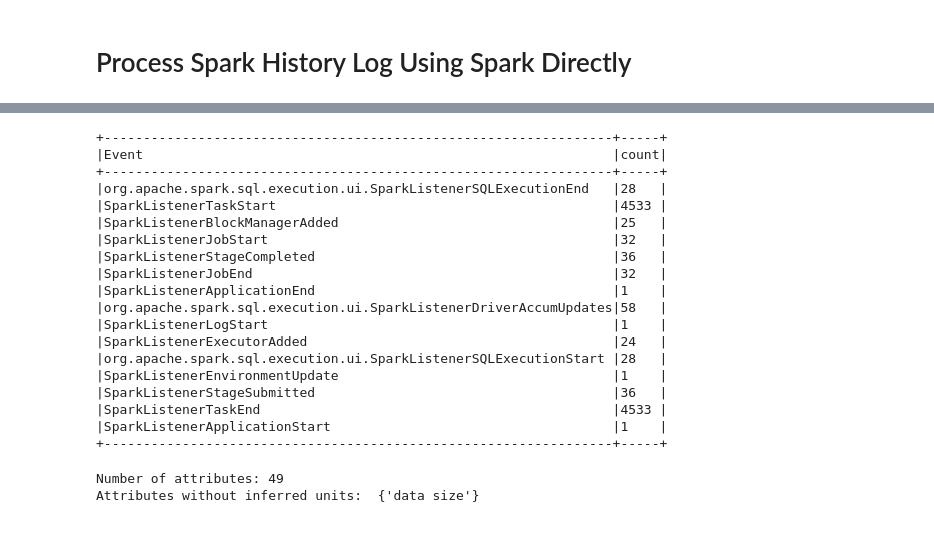
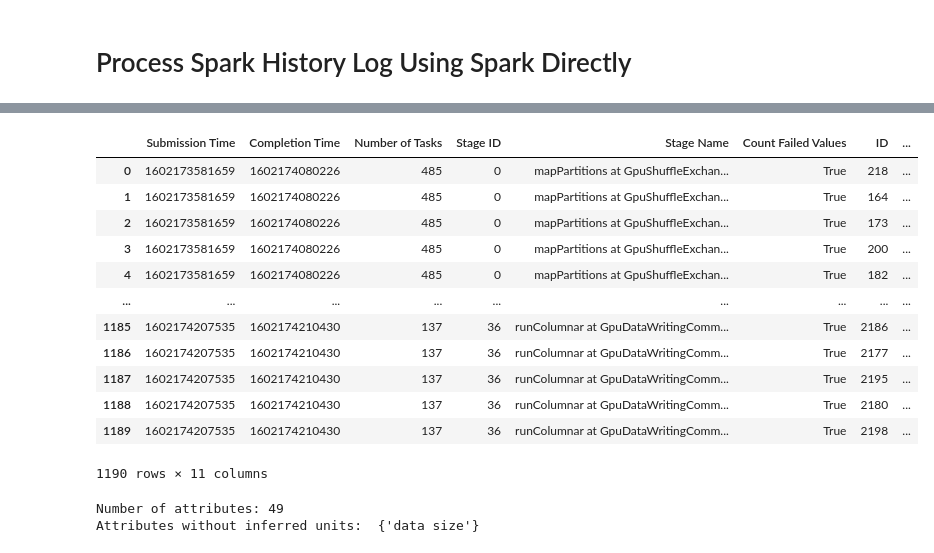
Before and after one commit to btong04/spark-event-vis, a Jupyter notebook: history_log_processing.ipynb, the cells around one changed output, grey strips where cells are left out. Cells and saved outputs as stored; diff of their text form; code cells hidden in the pictures.

```diff
--- a/history_log_processing.ipynb
+++ b/history_log_processing.ipynb
@@ -15,41 +15,3 @@ hv.extension('bokeh')
 [interactive output not drawn]
 [interactive output not drawn]
 [interactive output not drawn]
-# %%
-# metrics_filename = "criteo-logs/app-20201008161252-0083"
-metrics_filename = r"./criteo-logs/app-20201008165248-0084"
-
-df = spark.read.json(metrics_filename)
-# %%
-# Look at types of events:
-df.select("Event").groupBy("Event").count().show(20,False)
-# %% [output]
-+-----------------------------------------------------------------+-----+
-|Event                                                            |count|
-+-----------------------------------------------------------------+-----+
-|org.apache.spark.sql.execution.ui.SparkListenerSQLExecutionEnd   |28   |
-|SparkListenerTaskStart                                           |4533 |
-|SparkListenerBlockManagerAdded                                   |25   |
-|SparkListenerJobStart                                            |32   |
-|SparkListenerStageCompleted                                      |36   |
-|SparkListenerJobEnd                                              |32   |
-|SparkListenerApplicationEnd                                      |1    |
-|org.apache.spark.sql.execution.ui.SparkListenerDriverAccumUpdates|58   |
-|SparkListenerLogStart                                            |1    |
-|SparkListenerExecutorAdded                                       |24   |
-|org.apache.spark.sql.execution.ui.SparkListenerSQLExecutionStart |28   |
-|SparkListenerEnvironmentUpdate                                   |1    |
-|SparkListenerStageSubmitted                                      |36   |
-|SparkListenerTaskEnd                                             |4533 |
-|SparkListenerApplicationStart                                    |1    |
-+-----------------------------------------------------------------+-----+
-# %%
-# Description of taskMetrics can be found here:
-# https://spark.apache.org/docs/latest/monitoring.html#executor-task-metrics
-# https://github.com/LucaCanali/Miscellaneous/blob/master/Spark_Notes/Spark_TaskMetrics.md
-
-df2 = df.filter("Event='SparkListenerStageCompleted'").select("`Stage Info`.*")
-df2.createOrReplaceTempView("t2")
-
-df4 = spark.sql("select 'Submission Time','Completion Time', 'Number of Tasks', 'Stage ID', t3.col.* from t2 lateral view explode(Accumulables) t3")
-df4.createOrReplaceTempView("t4")
@@ -60,2 +81,21 @@ summary_report = summary_report.set_index('Name').T
+# %%
+ww = etl_stage_metrics(r'criteo-logs/app-20201008161252-0083', 'test')
+ww['t4']
+
+# Investigate task duration by host:
+# %% [output]
+|  | Submission Time | Completion Time | Number of Tasks | Stage ID | Stage Name | Count Failed Values | ID | ... |
+| 0 | 1602173581659 | 1602174080226 | 485 | 0 | mapPartitions at GpuShuffleExchan... | True | 218 | ... |
+| 1 | 1602173581659 | 1602174080226 | 485 | 0 | mapPartitions at GpuShuffleExchan... | True | 164 | ... |
+| 2 | 1602173581659 | 1602174080226 | 485 | 0 | mapPartitions at GpuShuffleExchan... | True | 173 | ... |
+| 3 | 1602173581659 | 1602174080226 | 485 | 0 | mapPartitions at GpuShuffleExchan... | True | 200 | ... |
+| 4 | 1602173581659 | 1602174080226 | 485 | 0 | mapPartitions at GpuShuffleExchan... | True | 182 | ... |
+| ... | ... | ... | ... | ... | ... | ... | ... | ... |
+| 1185 | 1602174207535 | 1602174210430 | 137 | 36 | runColumnar at GpuDataWritingComm... | True | 2186 | ... |
+| 1186 | 1602174207535 | 1602174210430 | 137 | 36 | runColumnar at GpuDataWritingComm... | True | 2177 | ... |
+| 1187 | 1602174207535 | 1602174210430 | 137 | 36 | runColumnar at GpuDataWritingComm... | True | 2195 | ... |
+| 1188 | 1602174207535 | 1602174210430 | 137 | 36 | runColumnar at GpuDataWritingComm... | True | 2180 | ... |
+| 1189 | 1602174207535 | 1602174210430 | 137 | 36 | runColumnar at GpuDataWritingComm... | True | 2198 | ... |
+1190 rows × 11 columns
 # %%
 # Create categories for Units, attribute type, etc.
```
Also changed, not shown: parts of 13 cells of this notebook, 1 other file.
